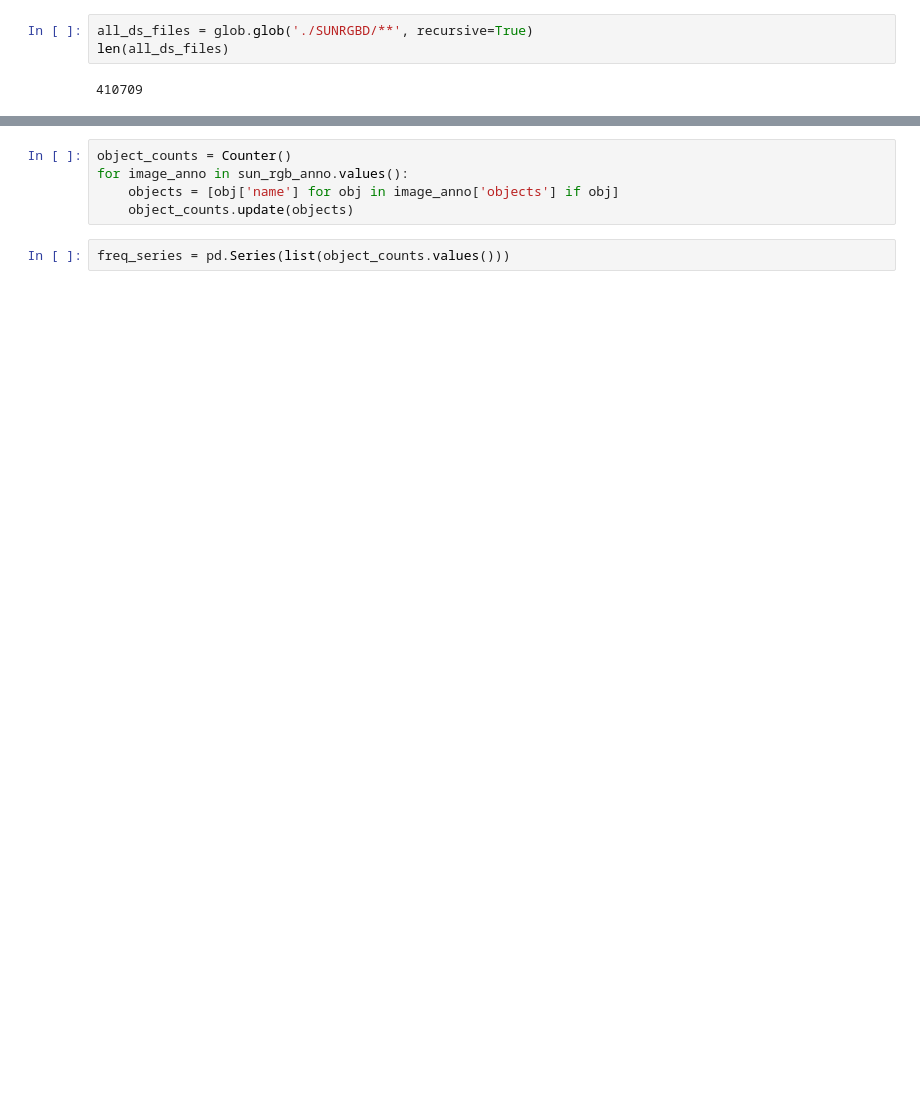
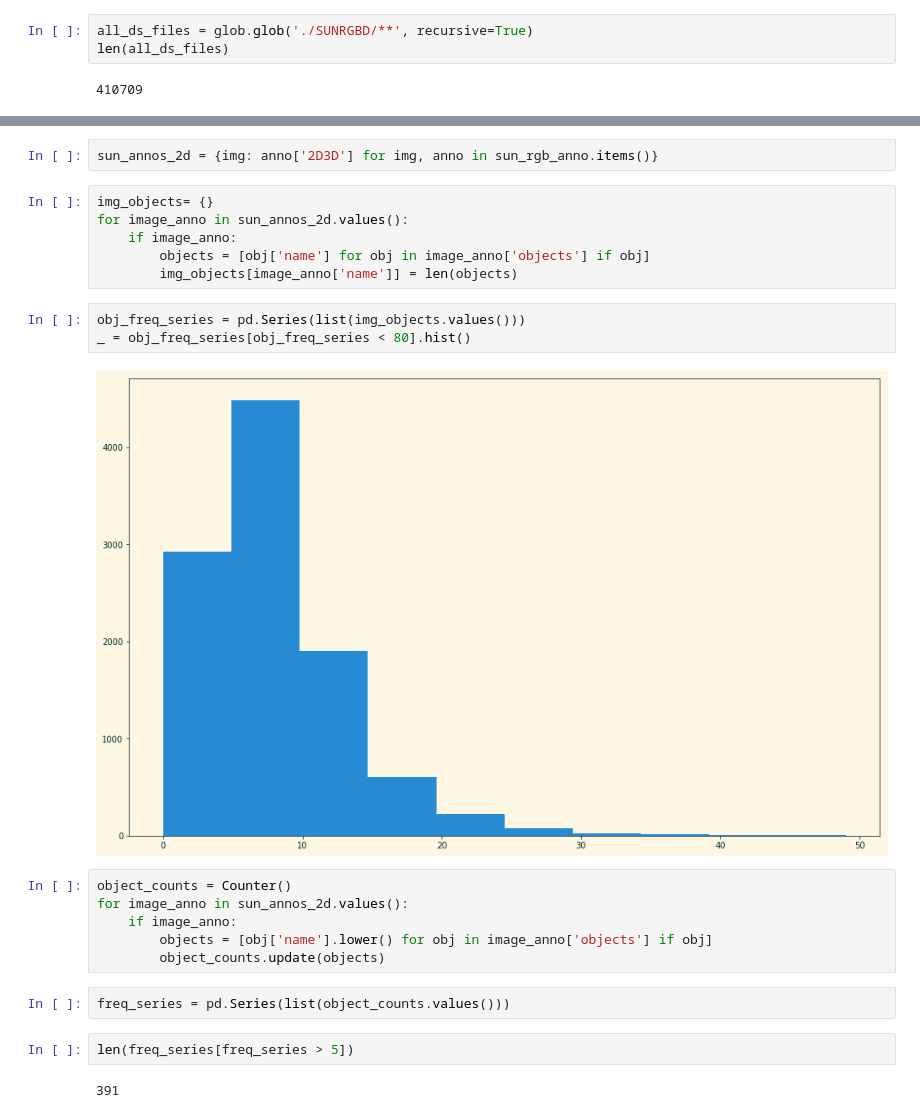
Before and after one commit to drschwenk/sunrgbd, a Jupyter notebook: expl_sun.ipynb, the cells around one changed output, grey strips where cells are left out. Cells and saved outputs as stored; diff of their text form; blank space fills up the shorter version.

```diff
--- a/expl_sun.ipynb
+++ b/expl_sun.ipynb
@@ -108,8 +202,26 @@ test_anno = list(sun_rgb_anno.values())[50]
+# %%
+sun_annos_2d = {img: anno['2D3D'] for img, anno in sun_rgb_anno.items()}
+# %%
+img_objects= {}
+for image_anno in sun_annos_2d.values():
+    if image_anno:
+        objects = [obj['name'] for obj in image_anno['objects'] if obj]
+        img_objects[image_anno['name']] = len(objects)
+# %%
+obj_freq_series = pd.Series(list(img_objects.values()))
+_ = obj_freq_series[obj_freq_series < 80].hist()
+# %% [output]
+[figure, added]
 # %%
 object_counts = Counter()
-for image_anno in sun_rgb_anno.values():
-    objects = [obj['name'] for obj in image_anno['objects'] if obj]
-    object_counts.update(objects)
+for image_anno in sun_annos_2d.values():
+    if image_anno:
+        objects = [obj['name'].lower() for obj in image_anno['objects'] if obj]
+        object_counts.update(objects)
 # %%
 freq_series = pd.Series(list(object_counts.values()))
+# %%
+len(freq_series[freq_series > 5])
+# %% [output]
+391
 # %%
```
Also changed, not shown: parts of 89 cells of this notebook.
